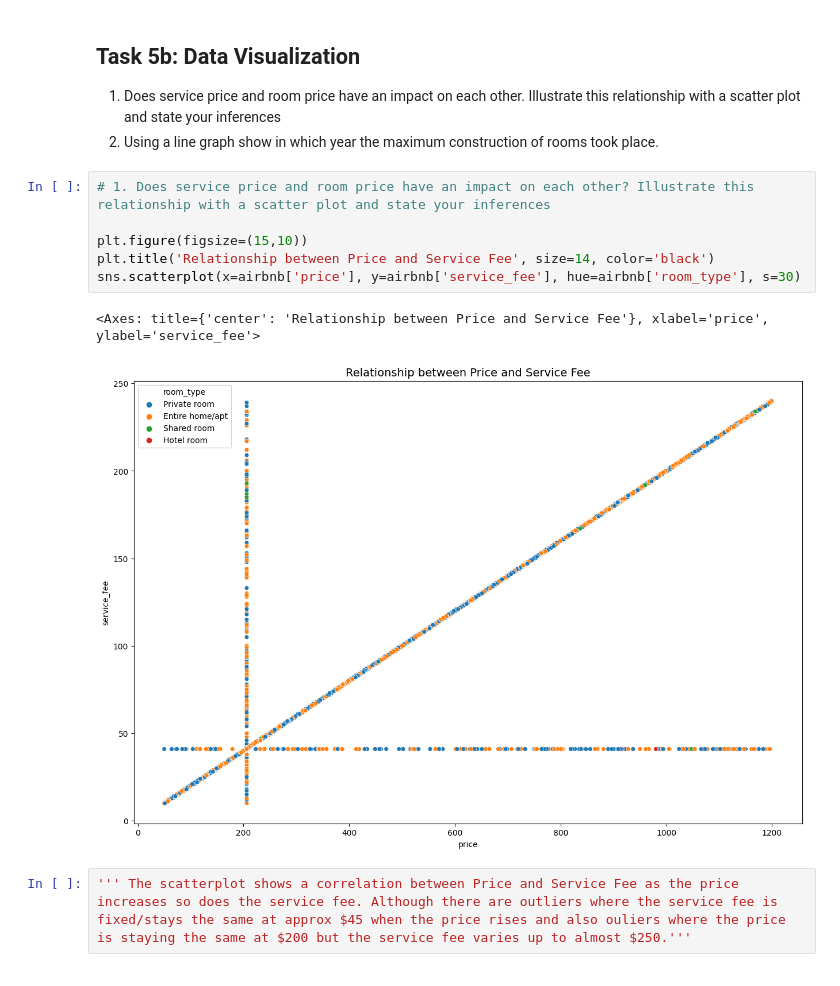
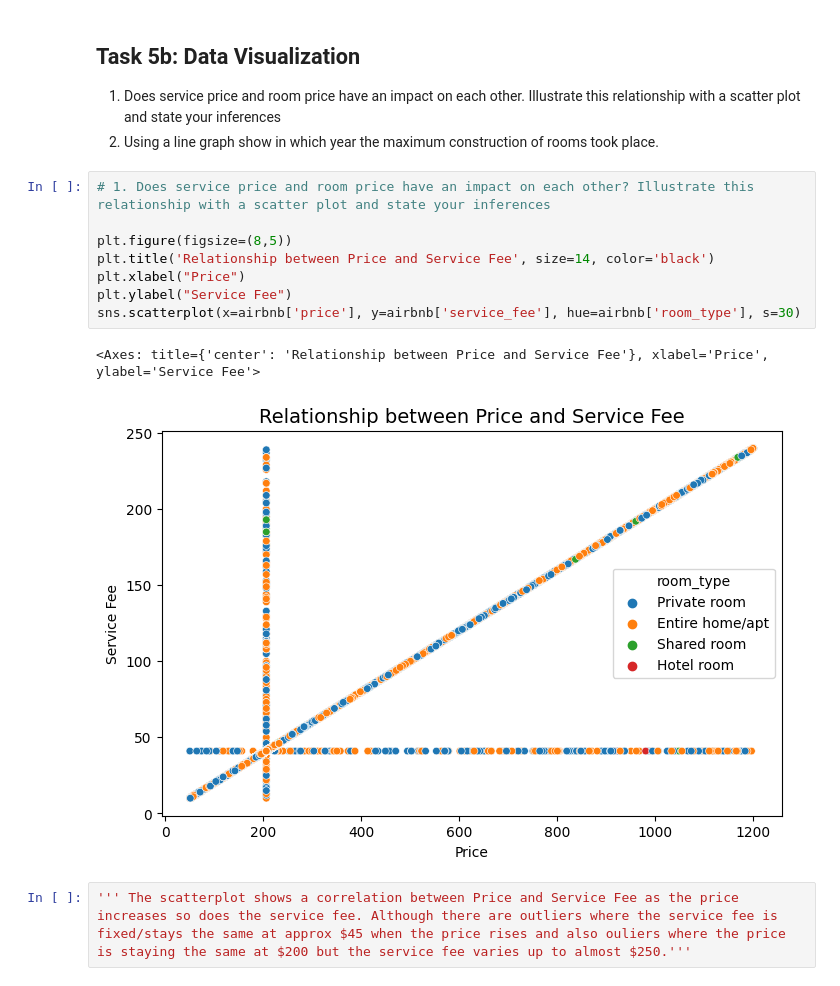
Before and after one commit to GinnyBrown/IBM-SkillsBuild-Capstone-Project-AirBnB, a Jupyter notebook: georgina-brown-ibmskillsbuild-dec-23.ipynb, the cells around one changed output. Drawn from its saved outputs; the diff is of its cells as text.

```diff
--- a/georgina-brown-ibmskillsbuild-dec-23.ipynb
+++ b/georgina-brown-ibmskillsbuild-dec-23.ipynb
@@ -775,12 +743,14 @@ plt.pie(airbnb_days_booked_neighbourhood_group['days_booked'],
 # %%
 # 1. Does service price and room price have an impact on each other? Illustrate this relationship with a scatter plot and state your inferences
 
-plt.figure(figsize=(15,10))
+plt.figure(figsize=(8,5))
 plt.title('Relationship between Price and Service Fee', size=14, color='black')
+plt.xlabel("Price")
+plt.ylabel("Service Fee")
 sns.scatterplot(x=airbnb['price'], y=airbnb['service_fee'], hue=airbnb['room_type'], s=30)
 # %% [output]
-<Axes: title={'center': 'Relationship between Price and Service Fee'}, xlabel='price', ylabel='service_fee'>
+<Axes: title={'center': 'Relationship between Price and Service Fee'}, xlabel='Price', ylabel='Service Fee'>
-[figure, old version]
+[figure, new version]
 # %%
 ''' The scatterplot shows a correlation between Price and Service Fee as the price increases so does the service fee. Although there are outliers where the service fee is fixed/stays the same at approx $45 when the price rises and also ouliers where the price is staying the same at $200 but the service fee varies up to almost $250.'''
 # %% [output]
```
Also changed, not shown: parts of 17 cells of this notebook.
